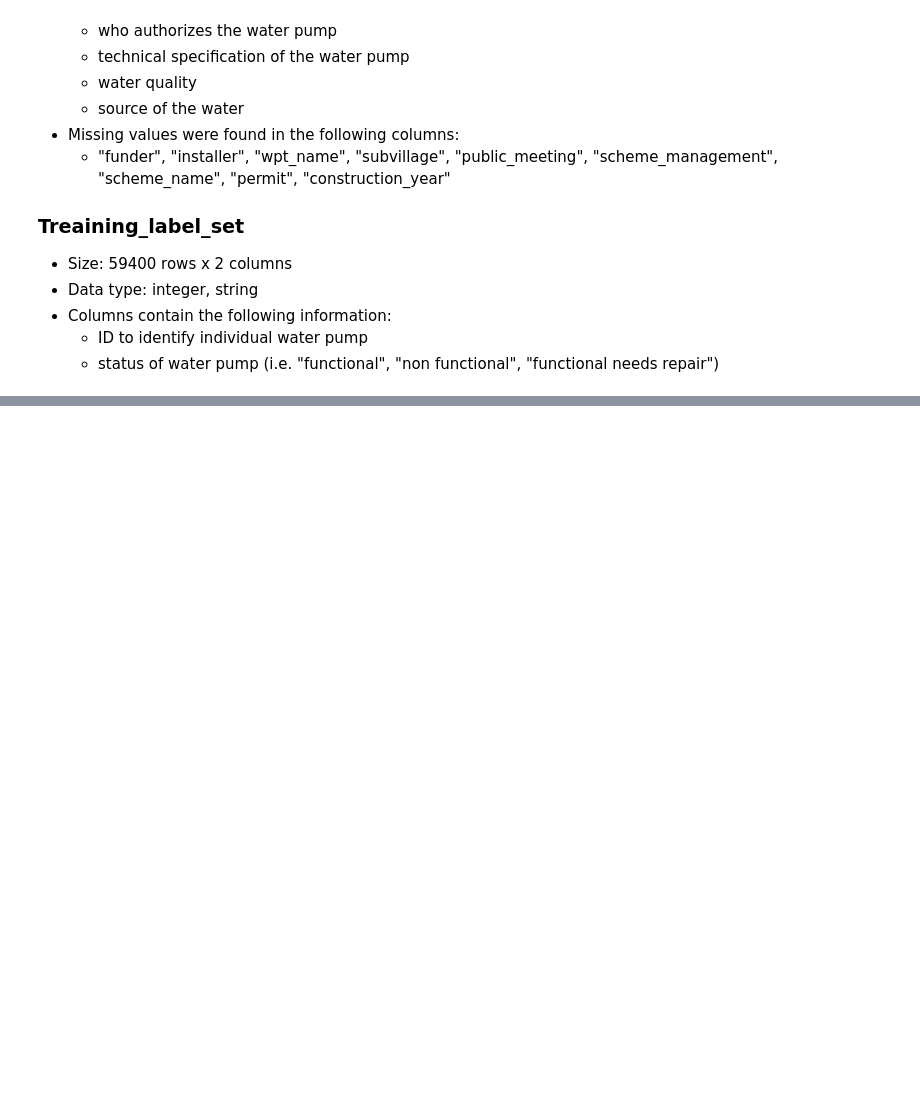
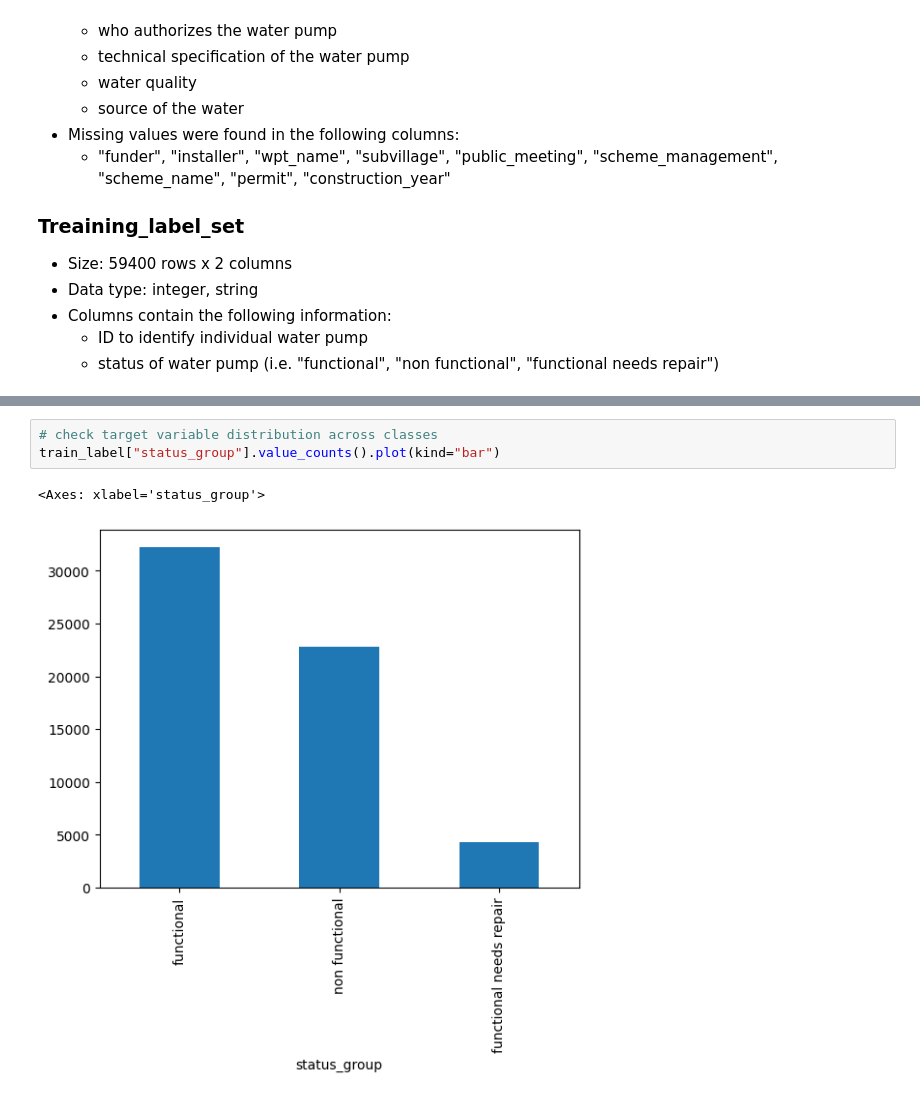
Before and after one commit to floranuta/Data_Circle, a Jupyter notebook: notebooks/EDA.ipynb, the cells around one changed output, grey strips where cells are left out. Drawn from its saved outputs; the diff is of its cells as text; blank space fills up the shorter version.

```diff
--- a/notebooks/EDA.ipynb
+++ b/notebooks/EDA.ipynb
@@ -101,0 +153,6 @@ array(['functional', 'non functional', 'functional needs repair'],
+# %%
+# check target variable distribution across classes
+train_label["status_group"].value_counts().plot(kind="bar")
+# %% [output]
+<Axes: xlabel='status_group'>
+[figure, added]
```
Also changed, not shown: parts of 6 cells of this notebook.
